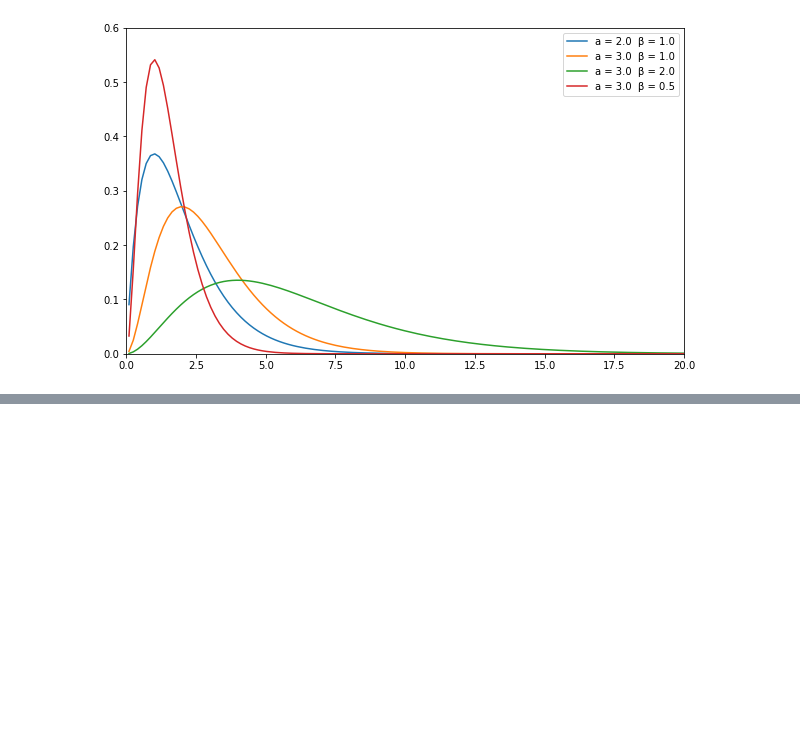
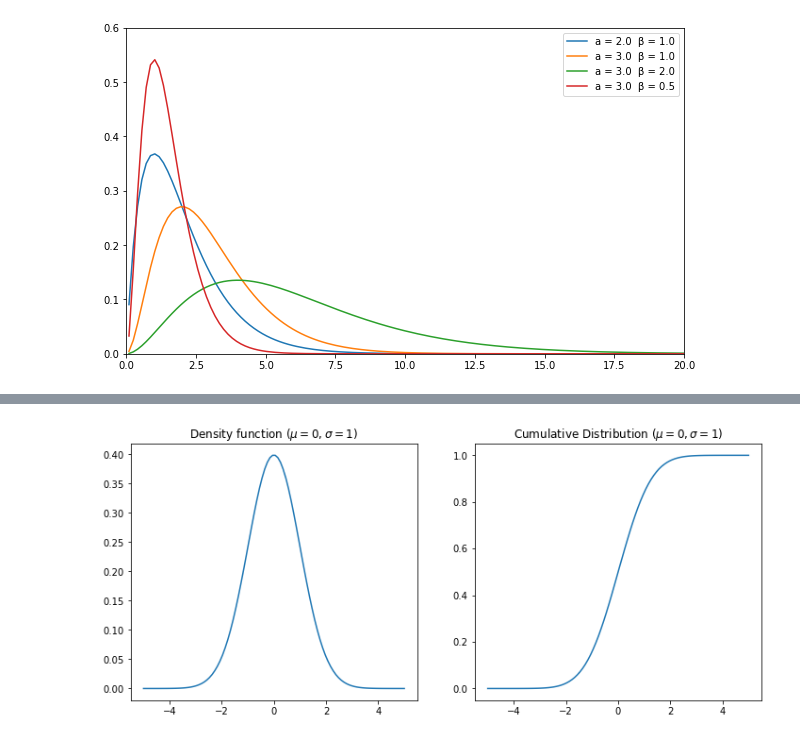
Before and after one commit to weix1996/lectures, a Jupyter notebook: Lecture 8 Randomness.ipynb, the cells around one changed output, grey strips where cells are left out. Drawn from its saved outputs; the diff is of its cells as text; code cells hidden in the pictures; blank space fills up the shorter version.

```diff
--- a/Lecture 8 Randomness.ipynb
+++ b/Lecture 8 Randomness.ipynb
@@ -295,0 +385,13 @@ ax.legend();
+# %%
+x = np.linspace(-5, 5, 100)
+# NOTE: first argument to st.norm is mean, second is standard deviation sigma (not sigma^2)
+pdf_x = norm(0.0, 1.0).pdf(x)
+cdf_x = norm(0.0,1.0).cdf(x)
+fig, ax = plt.subplots(1,2,figsize=(12,5))
+ax[0].set_title("Density function ($\mu = 0, \sigma = 1$)")
+ax[0].plot(x, pdf_x)
+ax[1].set_title("Cumulative Distribution ($\mu = 0, \sigma = 1$)")
+ax[1].plot(x, cdf_x)
+plt.show()
+# %% [output]
+[figure, added]
```
Also changed, not shown: parts of 23 cells of this notebook.
